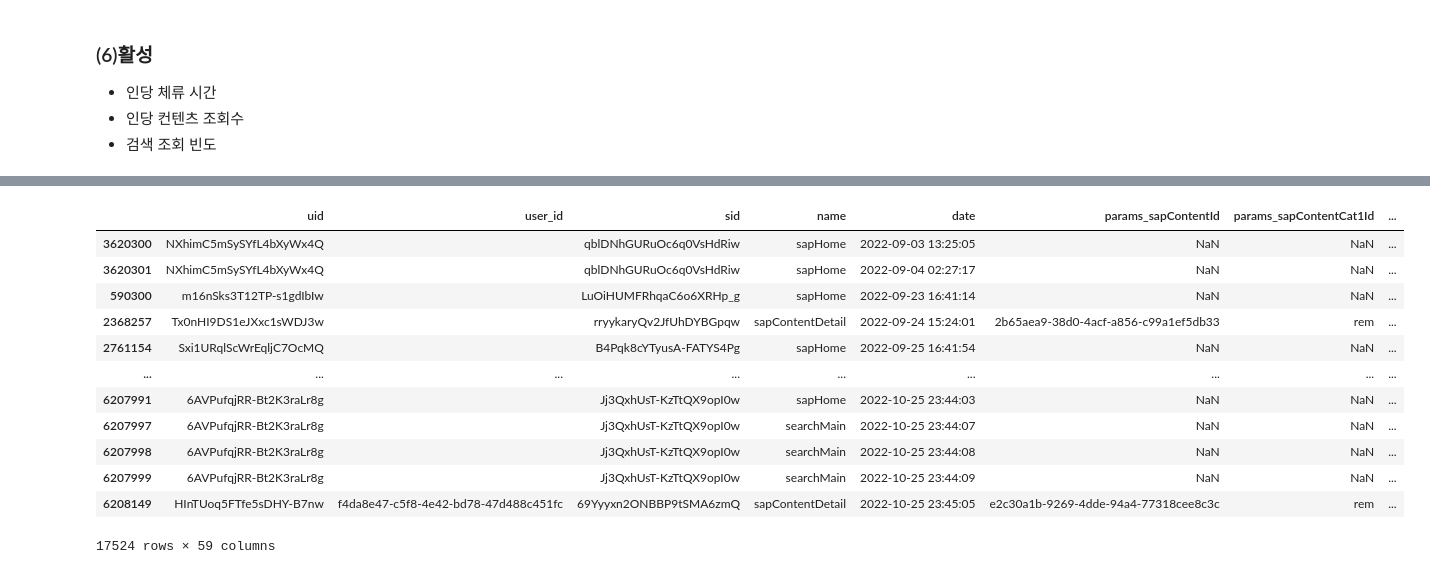
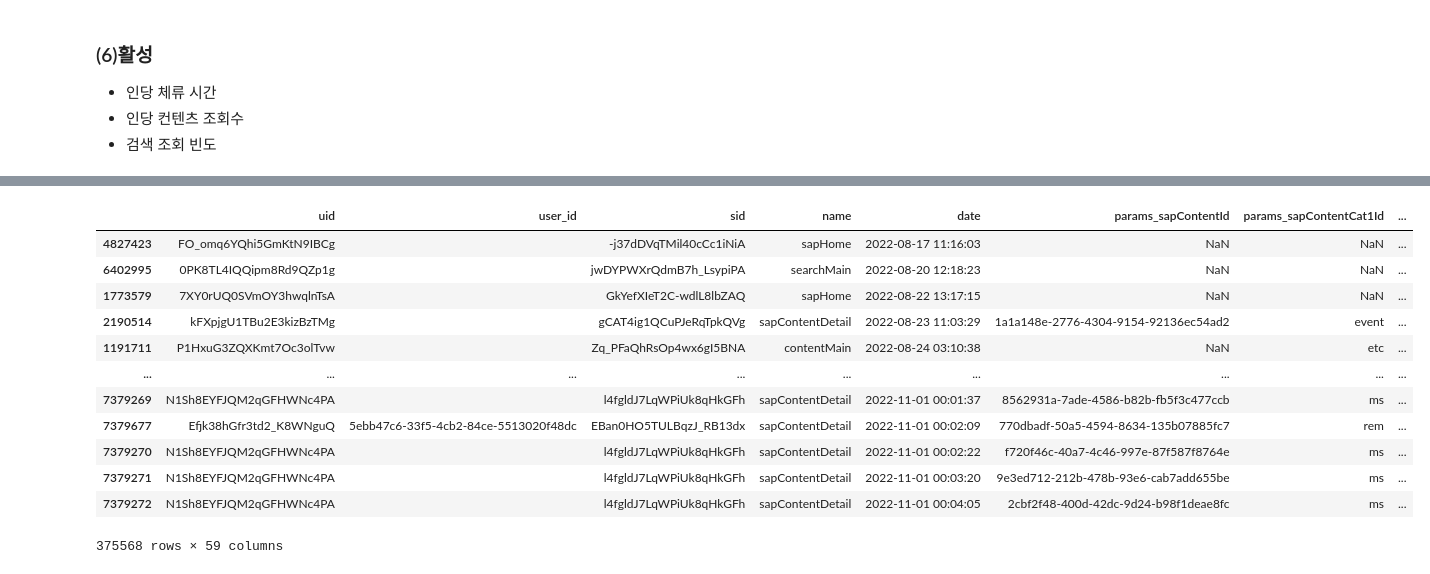
Before and after one commit to tand-datateam-th/kto_prj_git, a Jupyter notebook: [KTO]_Letter_analysis_v1_2210.ipynb, the cells around one changed output, grey strips where cells are left out. Drawn from its saved outputs; the diff is of its cells as text; code cells hidden in the pictures.

```diff
--- a/[KTO]_Letter_analysis_v1_2210.ipynb
+++ b/[KTO]_Letter_analysis_v1_2210.ipynb
@@ -146,7 +155,8 @@ df_param_like = DataImport.extract_event_param(df_param_all, EVENT_SUBSCRIBE_LIK
 df_param_signup = DataImport.extract_event_param(df_param_all, EVENT_SIGNUP).drop_duplicates()
 
 ## 2) 가볼래터 data 생성
-df_param_contents_letter = df_param_all_session[df_param_all_session[PARAM_CONTENT_NAME].str.contains('가볼래-터', na=False)]
+df_param_contents_letter =\
+     df_param_all_session[df_param_all_session[PARAM_CONTENT_NAME].str.contains('가볼래-터', na=False)]
 # %%
 df_param_contents_letter[PARAM_CONTENT_NAME].unique()
 # %% [output]
@@ -817,34 +847,33 @@ organic 인당 검색 조회 빈도(이상 유저 제거):  3.74 회
 # %%
 #########################################
-# 1. 광고 유입 -> 구독 완료
+# 1. 광고 유입
 # ** 시작점: 랜딩 페이지
+# ** 도착점: subscribe 이벤트
 #########################################
 
 ## 가볼래터 한정 contentdetail -> contentletter로 데이터 값 정정
 df_param_contents_letter['name'] = df_param_contents_letter['name'].apply(
     lambda x : 'sapContentDetail' if x == 'sapContentDetail' else x)\
-        .replace({'sapContentDetail':'sapContentLetter'})
+        .replace({'sapContentDetail':'sapContentLetterDetail'})
 
-## 두 df 차집합 구하기
+## 두 df 차집합 구하고 한 테이블로 셋팅
 _df_diff = pd.concat([df_param_all_session, df_param_contents_letter, df_param_contents_letter]).drop_duplicates(keep=False)
-df_param_all_subscribe_referrs = pd.concat([_df_diff, df_param_contents_letter], axis = 0).drop_duplicates(keep='first')
+df_param_all_prep = pd.concat([_df_diff, df_param_contents_letter], axis = 0).drop_duplicates(keep='first')
 
 ## 세그먼트 데이터 생성
-df_param_all_subscribe_referrs = df_param_all_subscribe_referrs[df_param_all_subscribe_referrs[KEY_ID_DEVICE].isin(
-                            set(lst_subscribe_device) & set(lst_landing_device))]
-
-df_param_all_subscribe_referrs.sort_values(by = 'date').groupby([KEY_ID_DEVICE, 'sid', 'day']).head()
+df_param_all_referrs = df_param_all_prep[df_param_all_prep[KEY_ID_DEVICE].isin(lst_landing_device)]
+df_param_all_referrs.sort_values(by = 'date').groupby([KEY_ID_DEVICE, 'sid', 'day']).head()
 # %% [output]
 |  | uid | user_id | sid | name | date | params_sapContentId | params_sapContentCat1Id | ... |
-| 3620300 | NXhimC5mSySYfL4bXyWx4Q |  | qblDNhGURuOc6q0VsHdRiw | sapHome | 2022-09-03 13:25:05 | NaN | NaN | ... |
-| 3620301 | NXhimC5mSySYfL4bXyWx4Q |  | qblDNhGURuOc6q0VsHdRiw | sapHome | 2022-09-04 02:27:17 | NaN | NaN | ... |
-| 590300 | m16nSks3T12TP-s1gdIbIw |  | LuOiHUMFRhqaC6o6XRHp_g | sapHome | 2022-09-23 16:41:14 | NaN | NaN | ... |
-| 2368257 | Tx0nHI9DS1eJXxc1sWDJ3w |  | rryykaryQv2JfUhDYBGpqw | sapContentDetail | 2022-09-24 15:24:01 | 2b65aea9-38d0-4acf-a856-c99a1ef5db33 | rem | ... |
-| 2761154 | Sxi1URqlScWrEqljC7OcMQ |  | B4Pqk8cYTyusA-FATYS4Pg | sapHome | 2022-09-25 16:41:54 | NaN | NaN | ... |
+| 4827423 | FO_omq6YQhi5GmKtN9IBCg |  | -j37dDVqTMil40cCc1iNiA | sapHome | 2022-08-17 11:16:03 | NaN | NaN | ... |
+| 6402995 | 0PK8TL4IQQipm8Rd9QZp1g |  | jwDYPWXrQdmB7h_LsypiPA | searchMain | 2022-08-20 12:18:23 | NaN | NaN | ... |
+| 1773579 | 7XY0rUQ0SVmOY3hwqlnTsA |  | GkYefXIeT2C-wdlL8lbZAQ | sapHome | 2022-08-22 13:17:15 | NaN | NaN | ... |
+| 2190514 | kFXpjgU1TBu2E3kizBzTMg |  | gCAT4ig1QCuPJeRqTpkQVg | sapContentDetail | 2022-08-23 11:03:29 | 1a1a148e-2776-4304-9154-92136ec54ad2 | event | ... |
+| 1191711 | P1HxuG3ZQXKmt7Oc3olTvw |  | Zq_PFaQhRsOp4wx6gI5BNA | contentMain | 2022-08-24 03:10:38 | NaN | etc | ... |
 | ... | ... | ... | ... | ... | ... | ... | ... | ... |
-| 6207991 | 6AVPufqjRR-Bt2K3raLr8g |  | Jj3QxhUsT-KzTtQX9opI0w | sapHome | 2022-10-25 23:44:03 | NaN | NaN | ... |
-| 6207997 | 6AVPufqjRR-Bt2K3raLr8g |  | Jj3QxhUsT-KzTtQX9opI0w | searchMain | 2022-10-25 23:44:07 | NaN | NaN | ... |
-| 6207998 | 6AVPufqjRR-Bt2K3raLr8g |  | Jj3QxhUsT-KzTtQX9opI0w | searchMain | 2022-10-25 23:44:08 | NaN | NaN | ... |
-| 6207999 | 6AVPufqjRR-Bt2K3raLr8g |  | Jj3QxhUsT-KzTtQX9opI0w | searchMain | 2022-10-25 23:44:09 | NaN | NaN | ... |
-| 6208149 | HInTUoq5FTfe5sDHY-B7nw | f4da8e47-c5f8-4e42-bd78-47d488c451fc | 69Yyyxn2ONBBP9tSMA6zmQ | sapContentDetail | 2022-10-25 23:45:05 | e2c30a1b-9269-4dde-94a4-77318cee8c3c | rem | ... |
+| 7379269 | N1Sh8EYFJQM2qGFHWNc4PA |  | l4fgldJ7LqWPiUk8qHkGFh | sapContentDetail | 2022-11-01 00:01:37 | 8562931a-7ade-4586-b82b-fb5f3c477ccb | ms | ... |
+| 7379677 | Efjk38hGfr3td2_K8WNguQ | 5ebb47c6-33f5-4cb2-84ce-5513020f48dc | EBan0HO5TULBqzJ_RB13dx | sapContentDetail | 2022-11-01 00:02:09 | 770dbadf-50a5-4594-8634-135b07885fc7 | rem | ... |
+| 7379270 | N1Sh8EYFJQM2qGFHWNc4PA |  | l4fgldJ7LqWPiUk8qHkGFh | sapContentDetail | 2022-11-01 00:02:22 | f720f46c-40a7-4c46-997e-87f587f8764e | ms | ... |
+| 7379271 | N1Sh8EYFJQM2qGFHWNc4PA |  | l4fgldJ7LqWPiUk8qHkGFh | sapContentDetail | 2022-11-01 00:03:20 | 9e3ed712-212b-478b-93e6-cab7add655be | ms | ... |
+| 7379272 | N1Sh8EYFJQM2qGFHWNc4PA |  | l4fgldJ7LqWPiUk8qHkGFh | sapContentDetail | 2022-11-01 00:04:05 | 2cbf2f48-400d-42dc-9d24-b98f1deae8fc | ms | ... |
-17524 rows × 59 columns
+375568 rows × 59 columns
```
Also changed, not shown: parts of 18 cells of this notebook.
